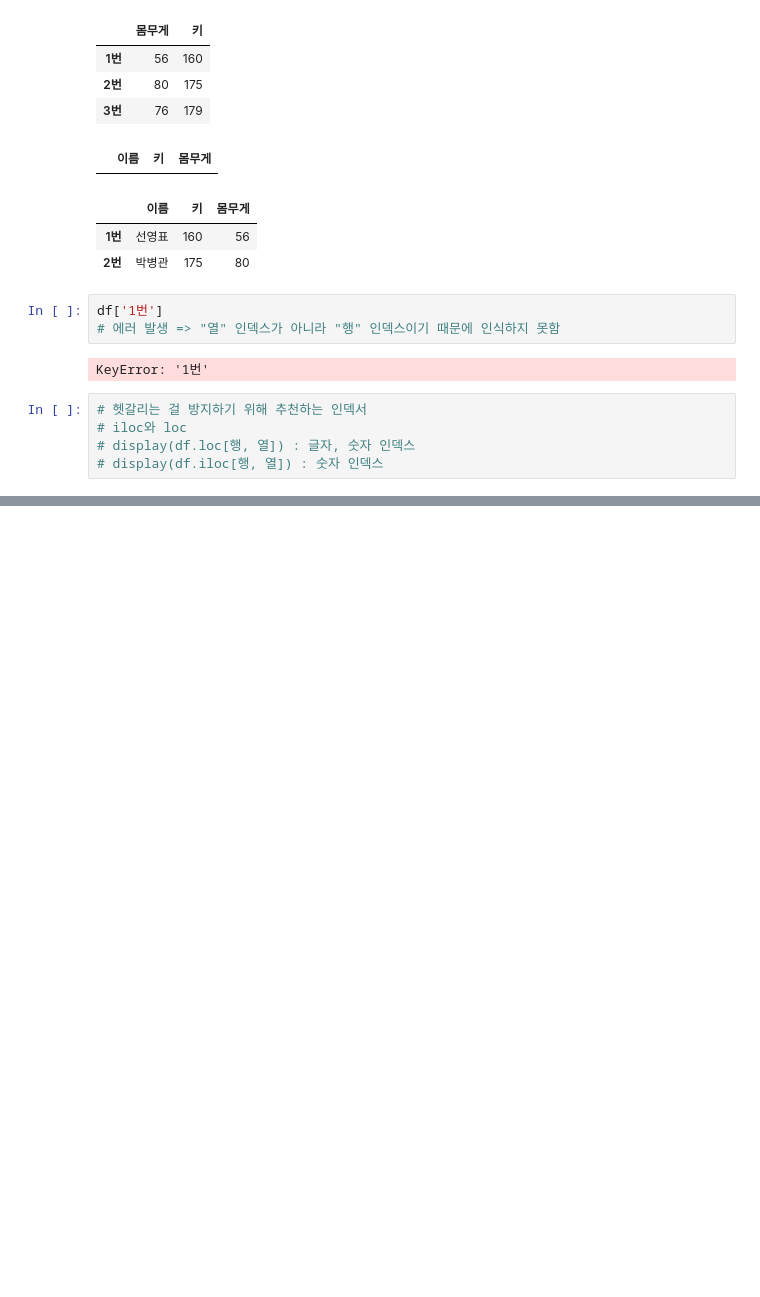
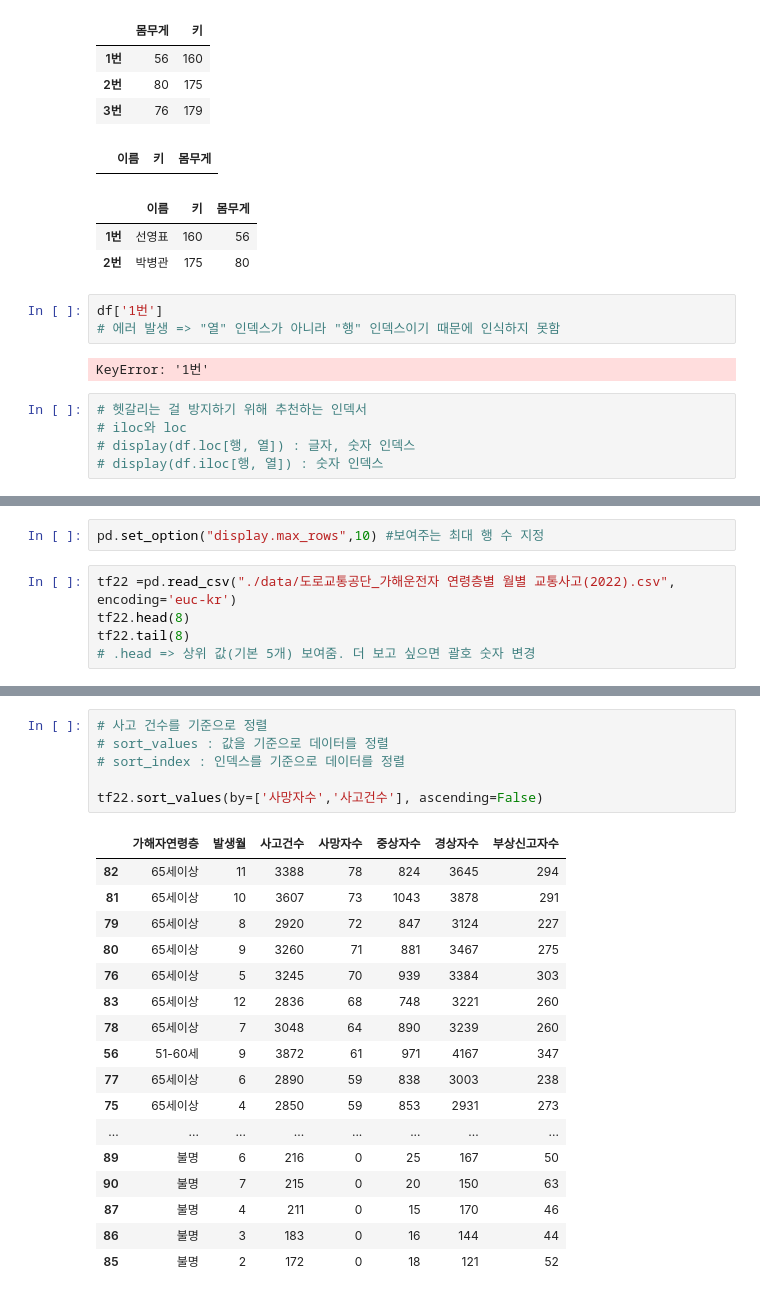
Before and after one commit to anhyunji494/python-basic, a Jupyter notebook: 2. PythonLibrary/ex02 pandas.ipynb, the cells around one changed output, grey strips where cells are left out. Saved outputs shown, nothing was run; the diff lists cells and outputs as text; blank space fills up the shorter version.

```diff
--- a/2. PythonLibrary/ex02 pandas.ipynb
+++ b/2. PythonLibrary/ex02 pandas.ipynb
@@ -223,0 +419,7 @@ KeyError: '1번'
+# %%
+pd.set_option("display.max_rows",10) #보여주는 최대 행 수 지정
+# %%
+tf22 =pd.read_csv("./data/도로교통공단_가해운전자 연령층별 월별 교통사고(2022).csv", encoding='euc-kr')
+tf22.head(8)
+tf22.tail(8)
+# .head => 상위 값(기본 5개) 보여줌. 더 보고 싶으면 괄호 숫자 변경
@@ -223,0 +436,24 @@ KeyError: '1번'
+# %%
+# 사고 건수를 기준으로 정렬
+# sort_values : 값을 기준으로 데이터를 정렬
+# sort_index : 인덱스를 기준으로 데이터를 정렬
+
+tf22.sort_values(by=['사망자수','사고건수'], ascending=False)
+# %% [output]
+|  | 가해자연령층 | 발생월 | 사고건수 | 사망자수 | 중상자수 | 경상자수 | 부상신고자수 |
+| 82 | 65세이상 | 11 | 3388 | 78 | 824 | 3645 | 294 |
+| 81 | 65세이상 | 10 | 3607 | 73 | 1043 | 3878 | 291 |
+| 79 | 65세이상 | 8 | 2920 | 72 | 847 | 3124 | 227 |
+| 80 | 65세이상 | 9 | 3260 | 71 | 881 | 3467 | 275 |
+| 76 | 65세이상 | 5 | 3245 | 70 | 939 | 3384 | 303 |
+| 83 | 65세이상 | 12 | 2836 | 68 | 748 | 3221 | 260 |
+| 78 | 65세이상 | 7 | 3048 | 64 | 890 | 3239 | 260 |
+| 56 | 51-60세 | 9 | 3872 | 61 | 971 | 4167 | 347 |
+| 77 | 65세이상 | 6 | 2890 | 59 | 838 | 3003 | 238 |
+| 75 | 65세이상 | 4 | 2850 | 59 | 853 | 2931 | 273 |
+| ... | ... | ... | ... | ... | ... | ... | ... |
+| 89 | 불명 | 6 | 216 | 0 | 25 | 167 | 50 |
+| 90 | 불명 | 7 | 215 | 0 | 20 | 150 | 63 |
+| 87 | 불명 | 4 | 211 | 0 | 15 | 170 | 46 |
+| 86 | 불명 | 3 | 183 | 0 | 16 | 144 | 44 |
+| 85 | 불명 | 2 | 172 | 0 | 18 | 121 | 52 |
```
Also changed, not shown: parts of 49 cells of this notebook, 10 other files.
